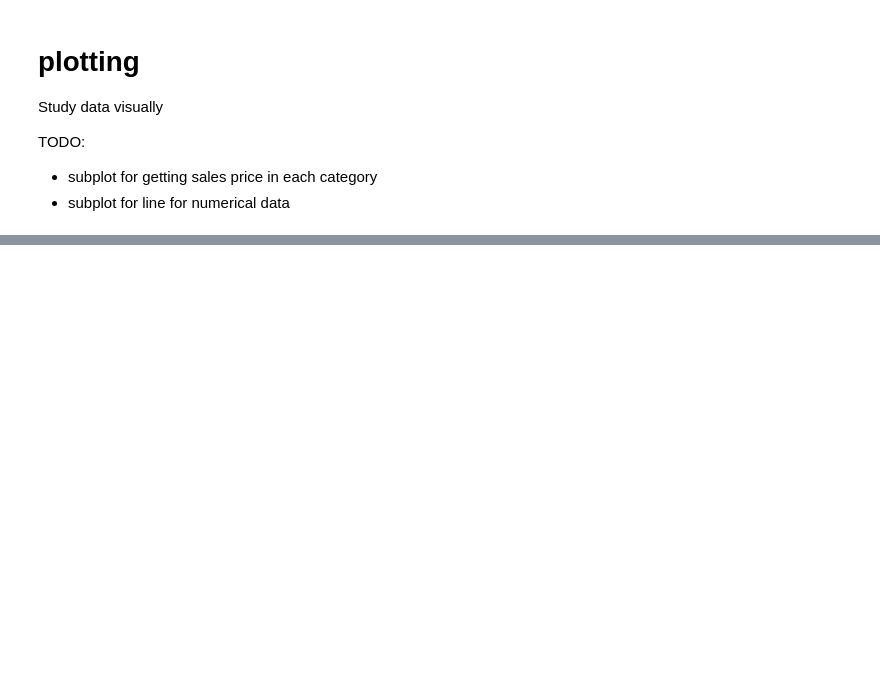
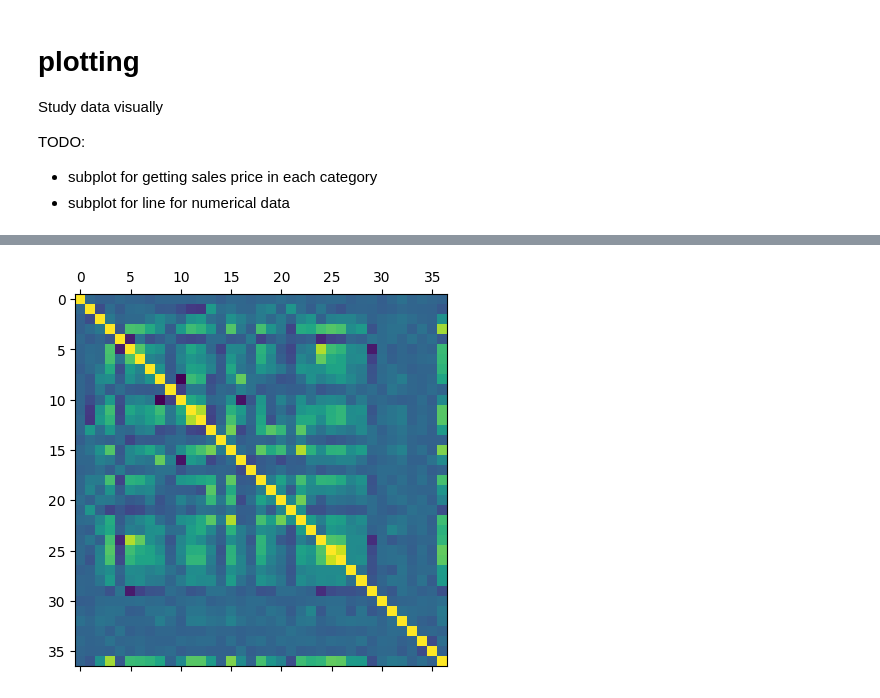
Before and after one commit to PyDevC/assignments, a Jupyter notebook: DS-experiments/unit1/house-price-prediction.ipynb, the cells around one changed output, grey strips where cells are left out. Saved outputs shown, nothing was run; the diff lists cells and outputs as text; code cells hidden in the pictures; blank space fills up the shorter version.

```diff
--- a/DS-experiments/unit1/house-price-prediction.ipynb
+++ b/DS-experiments/unit1/house-price-prediction.ipynb
@@ -188,8 +188,7 @@ def histogram(data, name):
     plt.title(f'{name} Vs Sale Price')
     plt.show()
 # %%
-num_df = df.select_dtypes(include=np.number)
-cat_df = df.select_dtypes(exclude=np.number)
-
-for column in cat_df.columns:
-    histogram(df[column], column)
+def correlation(data):
+    num_df = data.select_dtypes(include=np.number)
+    plt.matshow(num_df.corr())
+    plt.show()
@@ -209,0 +199,4 @@ for column in cat_df.columns:
+# %%
+correlation(num_df)
+# %% [output]
+[figure, added]
```
Also changed, not shown: parts of 4 cells of this notebook, 3 other files.
